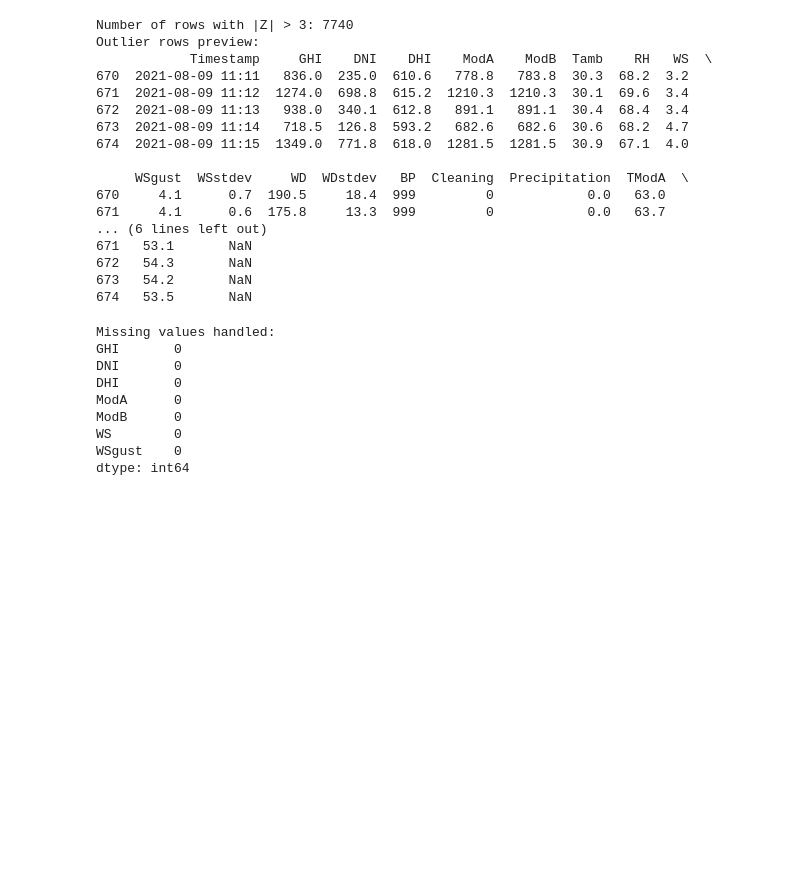
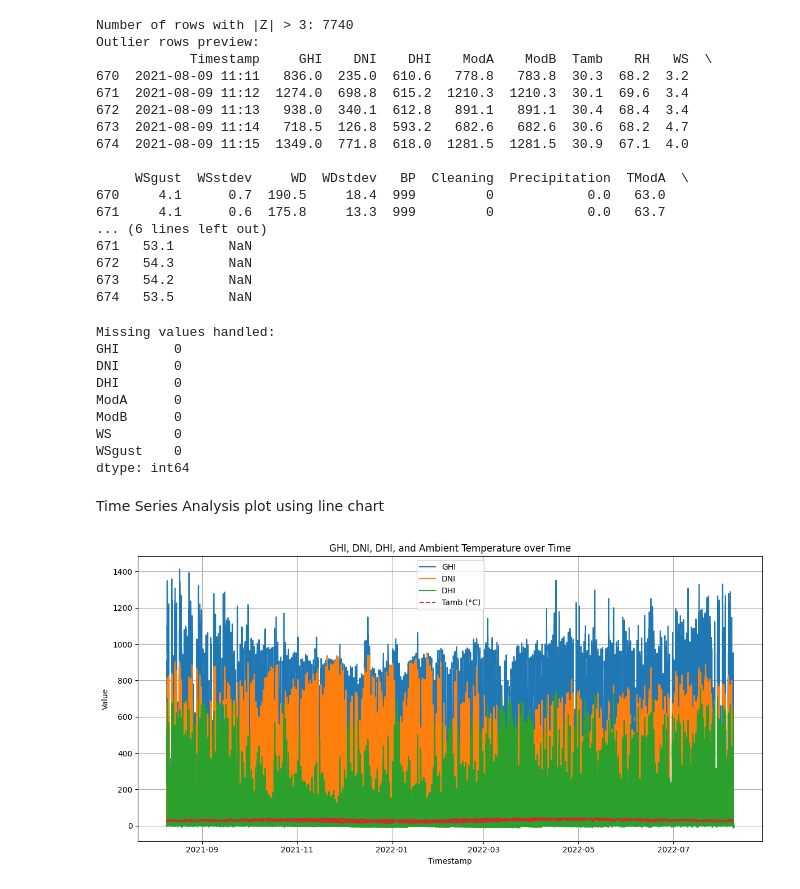
Before and after one commit to Wakgari-Eshetu/solar-challenge-week1, a Jupyter notebook: notebooks/benin_eda.ipynb, the cells around one changed output. Saved outputs shown, nothing was run; the diff lists cells and outputs as text; code cells hidden in the pictures; blank space fills up the shorter version.

```diff
--- a/notebooks/benin_eda.ipynb
+++ b/notebooks/benin_eda.ipynb
@@ -317,3 +317,28 @@ ModB      0
 WS        0
 WSgust    0
 dtype: int64
+# %% [markdown]
+Time Series Analysis plot using line chart
+# %%
+df['Timestamp'] = pd.to_datetime(df['Timestamp'])
+
+
+df = df.sort_values('Timestamp')
+
+
+plt.figure(figsize=(12, 6))
+
+plt.plot(df['Timestamp'], df['GHI'], label='GHI', linewidth=1.5)
+plt.plot(df['Timestamp'], df['DNI'], label='DNI', linewidth=1.5)
+plt.plot(df['Timestamp'], df['DHI'], label='DHI', linewidth=1.5)
+plt.plot(df['Timestamp'], df['Tamb'], label='Tamb (°C)', linewidth=1.5, linestyle='--')
+
+plt.xlabel('Timestamp')
+plt.ylabel('Value')
+plt.title('GHI, DNI, DHI, and Ambient Temperature over Time')
+plt.legend()
+plt.grid(True)
+plt.tight_layout()
+plt.show()
+# %% [output]
+[figure, added]
```
Also changed, not shown: parts of 4 cells of this notebook.
